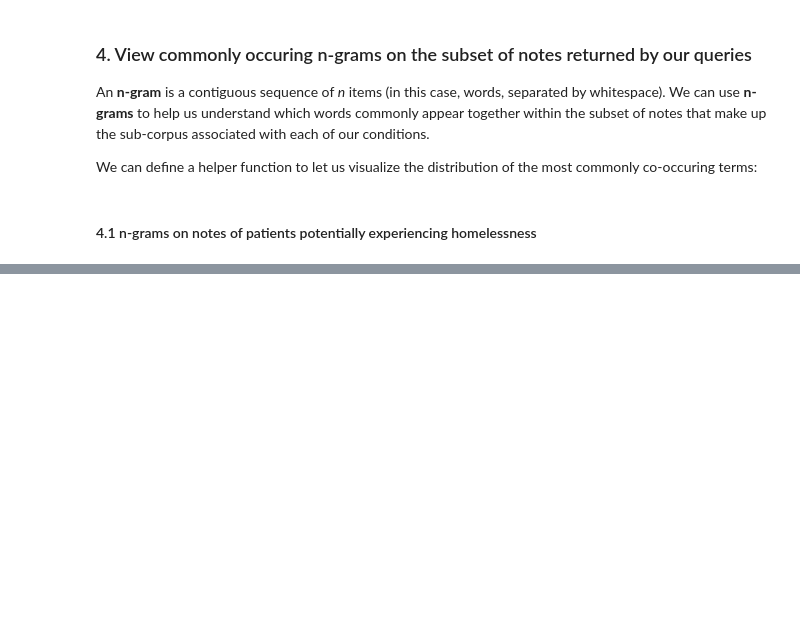
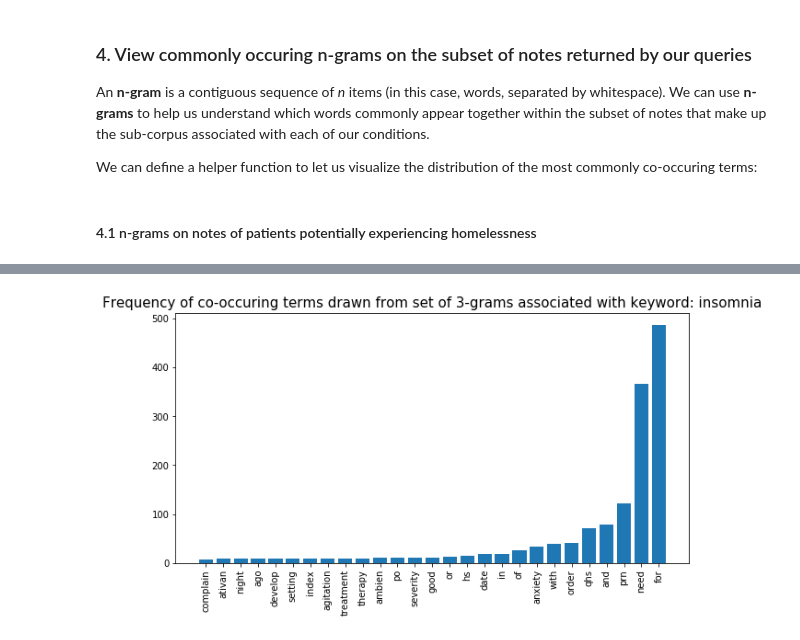
Before and after one commit to ClarityNLP/ClarityNLP, a Jupyter notebook: nlp/notebooks/cooking/Cooking_with_ClarityNLP_092618.ipynb, the cells around one changed output, grey strips where cells are left out. Saved outputs shown, nothing was run; the diff lists cells and outputs as text; code cells hidden in the pictures; blank space fills up the shorter version.

```diff
--- a/nlp/notebooks/cooking/Cooking_with_ClarityNLP_092618.ipynb
+++ b/nlp/notebooks/cooking/Cooking_with_ClarityNLP_092618.ipynb
@@ -350,6 +406,8 @@ ngrams_result_insomnia, ngrams_main_csv_insomnia, ngrams_intermediate_csv_insomn
 # %%
 insomnia_ngrams_df = pd.read_csv(ngrams_result_insomnia['intermediate_results_csv'])
-view_n_gram_terms(insomnia_ngrams_df, "insomnia")
+view_n_gram_terms(insomnia_ngrams_df, "insomnia", min_apperances=7, n=3)
+# %% [output]
+[figure, added]
 # %%
 poor_compliance_ngrams_query = '''
 
```
Also changed, not shown: parts of 56 cells of this notebook.
